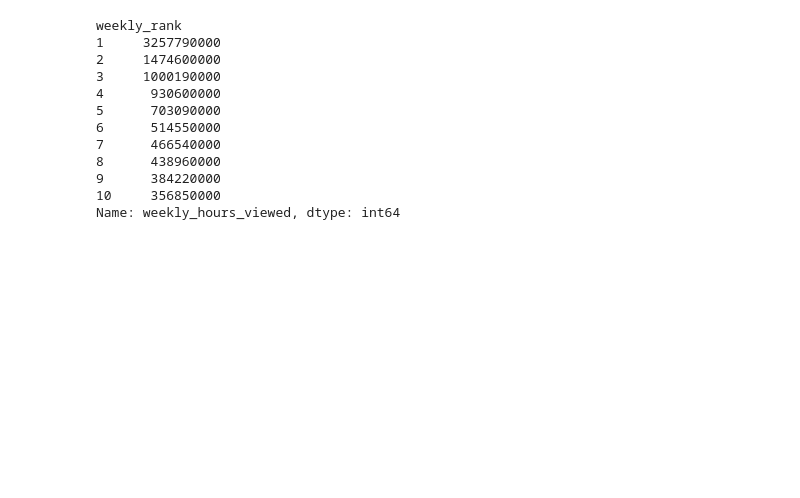
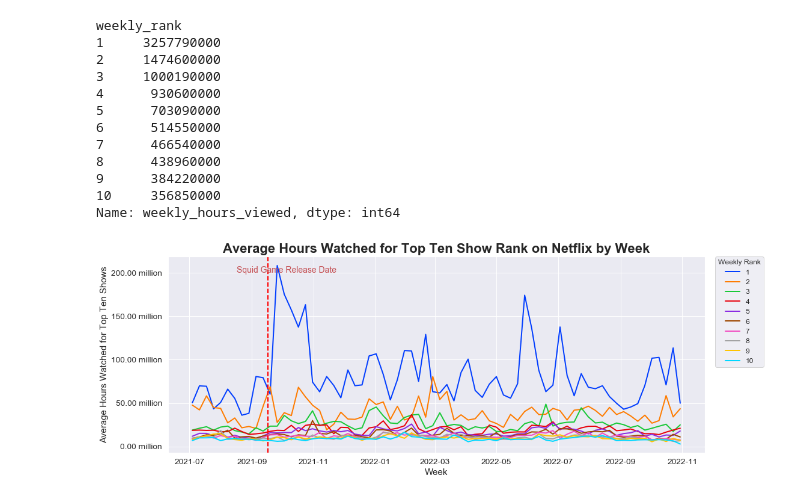
Before and after one commit to EdithLotterman/Project-1-Team-8, a Jupyter notebook: team8_netflix_project_zack.ipynb, the cells around one changed output. Drawn from its saved outputs; the diff is of its cells as text; code cells hidden in the pictures; blank space fills up the shorter version.

Commit message:
updated netflix data and analysis, Fri aft

```diff
--- a/team8_netflix_project_zack.ipynb
+++ b/team8_netflix_project_zack.ipynb
@@ -68,6 +70,10 @@ family                        2069
 crime                         2069
 romance                       2069
 dtype: int64
+# %%
+# Clean week date and make a month_year col var:
+netflix_df['week'] = pd.to_datetime(netflix_df['week'])
+netflix_df['month_year']= netflix_df['week'].dt.to_period('M')
 # %%
 # Fix runtime, genre and production_country:
 # Genre:
@@ -128,7 +134,7 @@ netflix_df["runtime"] = netflix_df["runtime"].replace(np.nan, "0").replace("","0
 netflix_df["runtime"] = netflix_df["runtime"].astype(float)
 netflix_df["runtime"].unique()
 # Rename col to specifiy runtime is in minutes:
-netflix_df.rename({'runtime': 'runtime (mins)'}, axis=1, inplace=True)
+netflix_df.rename({'runtime': 'runtime_mins'}, axis=1, inplace=True)
 # %%
 # Year (just the first 4 char)):
 netflix_df["release_year"] = netflix_df["release_year"].str[:4]
@@ -451,3 +475,32 @@ weekly_rank
 9      384220000
 10     356850000
 Name: weekly_hours_viewed, dtype: int64
+# %%
+# Plotting hours watched by rank over weeks:
+# Average hours viewd for the top 10 shows by week:
+# using Seaborn:
+# sns.set_theme()
+sns.set_theme(style="darkgrid", font_scale=1.25,rc={"lines.linewidth": 2})
+# sns.set_context(font_scale=1.5, rc={"lines.linewidth": 2.5})
+# sns.set_style("ticks")
+# sns.set(style="darkgrid")
+fig, ax = plt.subplots(figsize=(16, 6))
+palette = sns.color_palette("bright", 10)
+g = sns.lineplot(ax=ax, data=netflix_df, x="week", y="weekly_hours_viewed", hue="weekly_rank", ci=None, palette= palette)
+ylabels = ['{:,.2f}'.format(y) + ' million' for y in g.get_yticks()/1000000]
+g.set_yticklabels(ylabels)
+plt.title("Average Hours Watched for Top Ten Show Rank on Netflix by Week",size=22, weight="bold")
+plt.xlabel("Week")
+plt.ylabel("Average Hours Watched for Top Ten Shows")
+plt.legend(title='Weekly Rank', fontsize='12', title_fontsize='12', bbox_to_anchor=(1.02, 1), loc='upper left', borderaxespad=0)
+# Add labels to the plot
+style = dict(size=14, color='r')
+ax.text(dt.datetime(2021,8,17), 200000000, "Squid Game Release Date", **style)
+plt.axvline(x=squid_game_rel_date, color='red',lw=2,ls='--')
+
+# plt.show()
+
+# Save:
+fig.savefig('Average_Hours_TopTenShowsbyWeek.png')
+# %% [output]
+[figure, added]
```
Also changed, not shown: parts of 6 cells of this notebook, 1 other file.
